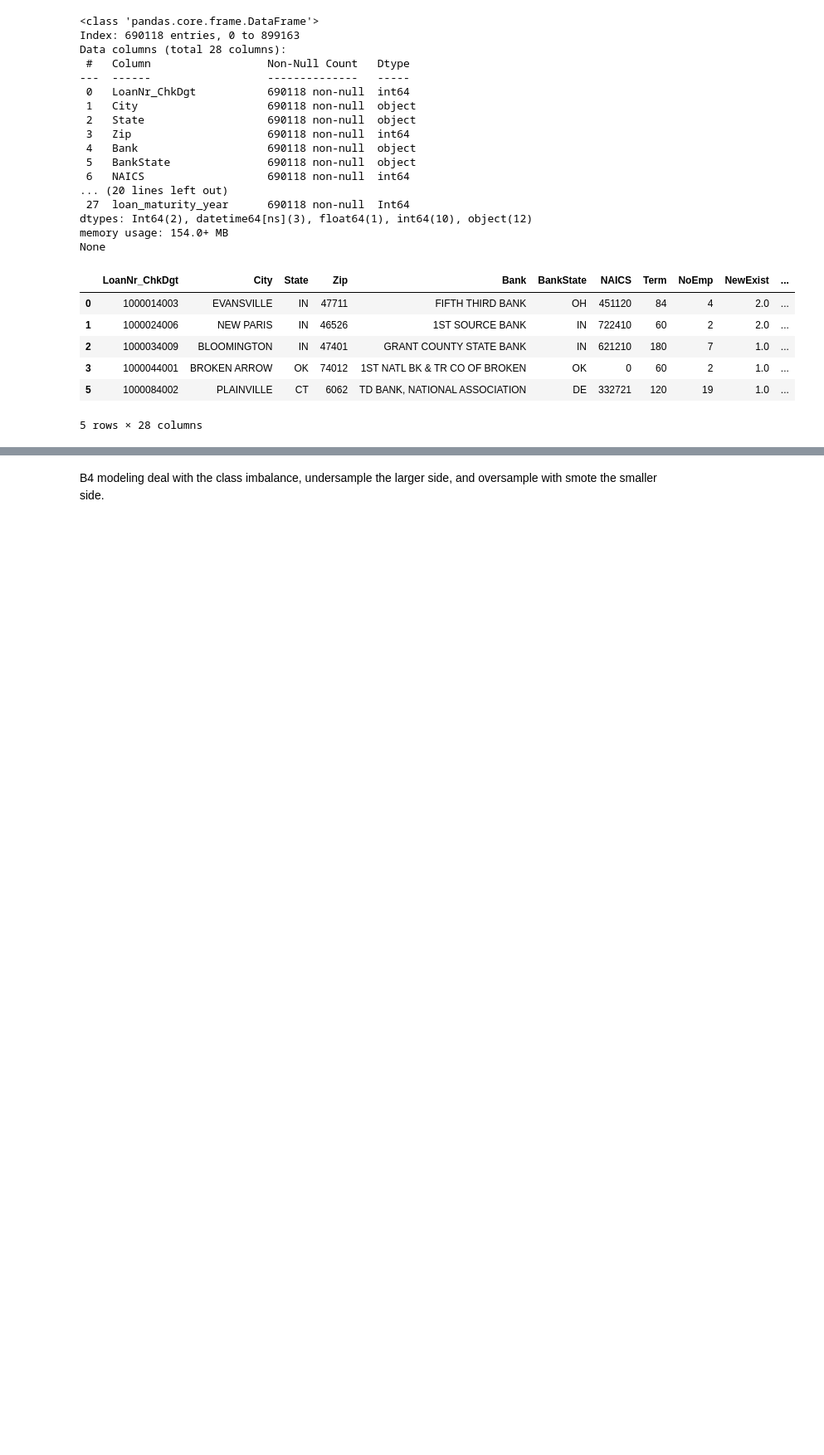
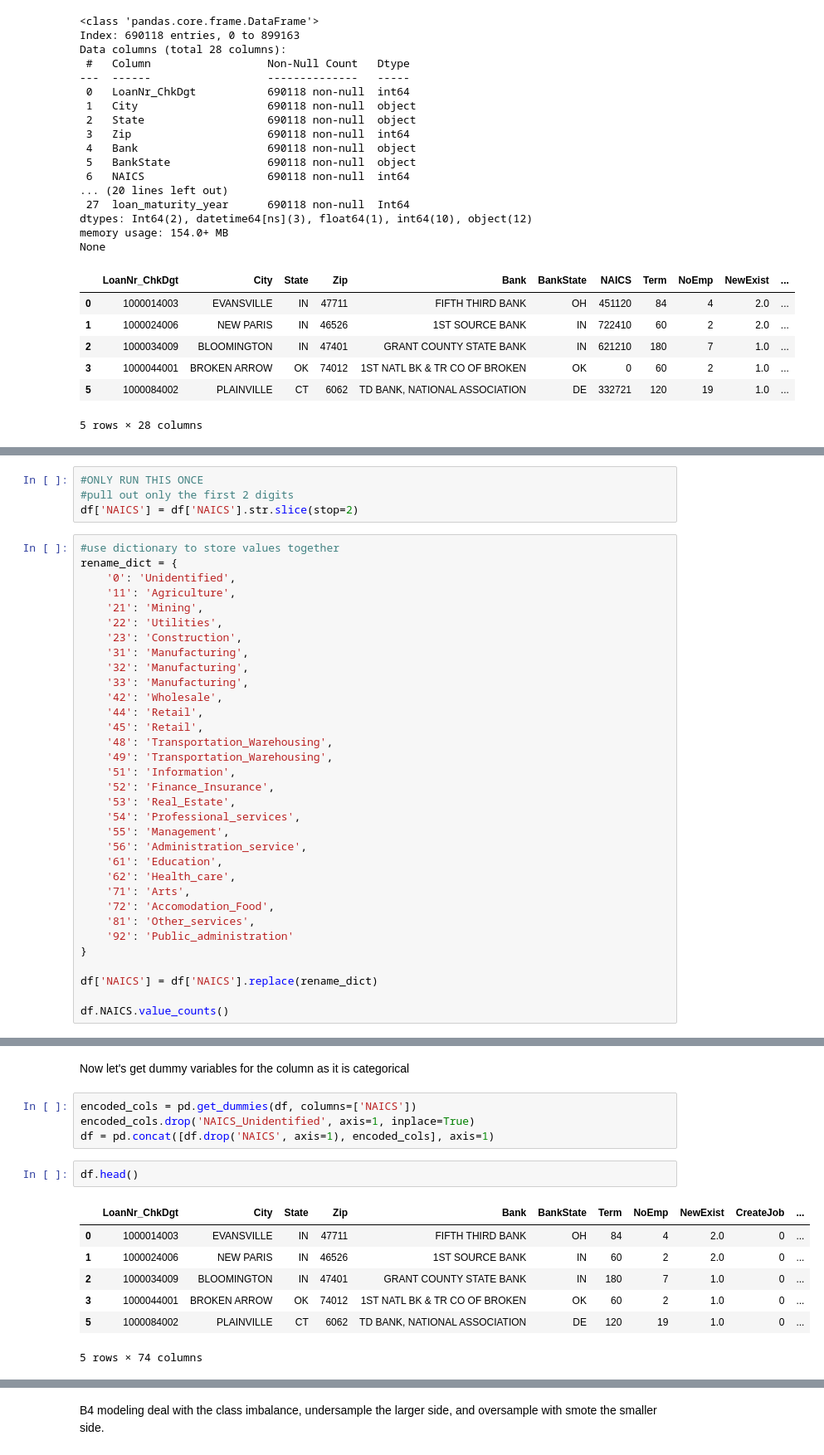
Before and after one commit to joshuaedelstein15/Loan_default, a Jupyter notebook: notebook.ipynb, the cells around one changed output, grey strips where cells are left out. Shown at 83% size. Cells and saved outputs as stored; diff of their text form; blank space fills up the shorter version.

```diff
--- a/notebook.ipynb
+++ b/notebook.ipynb
@@ -305,0 +363,37 @@ Note: that for all of these columns I seperately pulled up the value counts so n
+# %%
+#ONLY RUN THIS ONCE
+#pull out only the first 2 digits
+df['NAICS'] = df['NAICS'].str.slice(stop=2)
+# %%
+#use dictionary to store values together
+rename_dict = {
+    '0': 'Unidentified',
+    '11': 'Agriculture',
+    '21': 'Mining',
+    '22': 'Utilities',
+    '23': 'Construction',
+    '31': 'Manufacturing',
+    '32': 'Manufacturing',
+    '33': 'Manufacturing',
+    '42': 'Wholesale',
+    '44': 'Retail',
+    '45': 'Retail',
+    '48': 'Transportation_Warehousing',
+    '49': 'Transportation_Warehousing',
+    '51': 'Information',
+    '52': 'Finance_Insurance',
+    '53': 'Real_Estate',
+    '54': 'Professional_services',
+    '55': 'Management',
+    '56': 'Administration_service',
+    '61': 'Education',
+    '62': 'Health_care',
+    '71': 'Arts',
+    '72': 'Accomodation_Food',
+    '81': 'Other_services',
+    '92': 'Public_administration'
+}
+
+df['NAICS'] = df['NAICS'].replace(rename_dict)
+
+df.NAICS.value_counts()
@@ -305,0 +418,16 @@ Note: that for all of these columns I seperately pulled up the value counts so n
+# %% [markdown]
+Now let's get dummy variables for the column as it is categorical
+# %%
+encoded_cols = pd.get_dummies(df, columns=['NAICS'])
+encoded_cols.drop('NAICS_Unidentified', axis=1, inplace=True)
+df = pd.concat([df.drop('NAICS', axis=1), encoded_cols], axis=1)
+# %%
+df.head()
+# %% [output]
+|  | LoanNr_ChkDgt | City | State | Zip | Bank | BankState | Term | NoEmp | NewExist | CreateJob | ... |
+| 0 | 1000014003 | EVANSVILLE | IN | 47711 | FIFTH THIRD BANK | OH | 84 | 4 | 2.0 | 0 | ... |
+| 1 | 1000024006 | NEW PARIS | IN | 46526 | 1ST SOURCE BANK | IN | 60 | 2 | 2.0 | 0 | ... |
+| 2 | 1000034009 | BLOOMINGTON | IN | 47401 | GRANT COUNTY STATE BANK | IN | 180 | 7 | 1.0 | 0 | ... |
+| 3 | 1000044001 | BROKEN ARROW | OK | 74012 | 1ST NATL BK & TR CO OF BROKEN | OK | 60 | 2 | 1.0 | 0 | ... |
+| 5 | 1000084002 | PLAINVILLE | CT | 6062 | TD BANK, NATIONAL ASSOCIATION | DE | 120 | 19 | 1.0 | 0 | ... |
+5 rows × 74 columns
```
Also changed, not shown: parts of 11 cells of this notebook.
